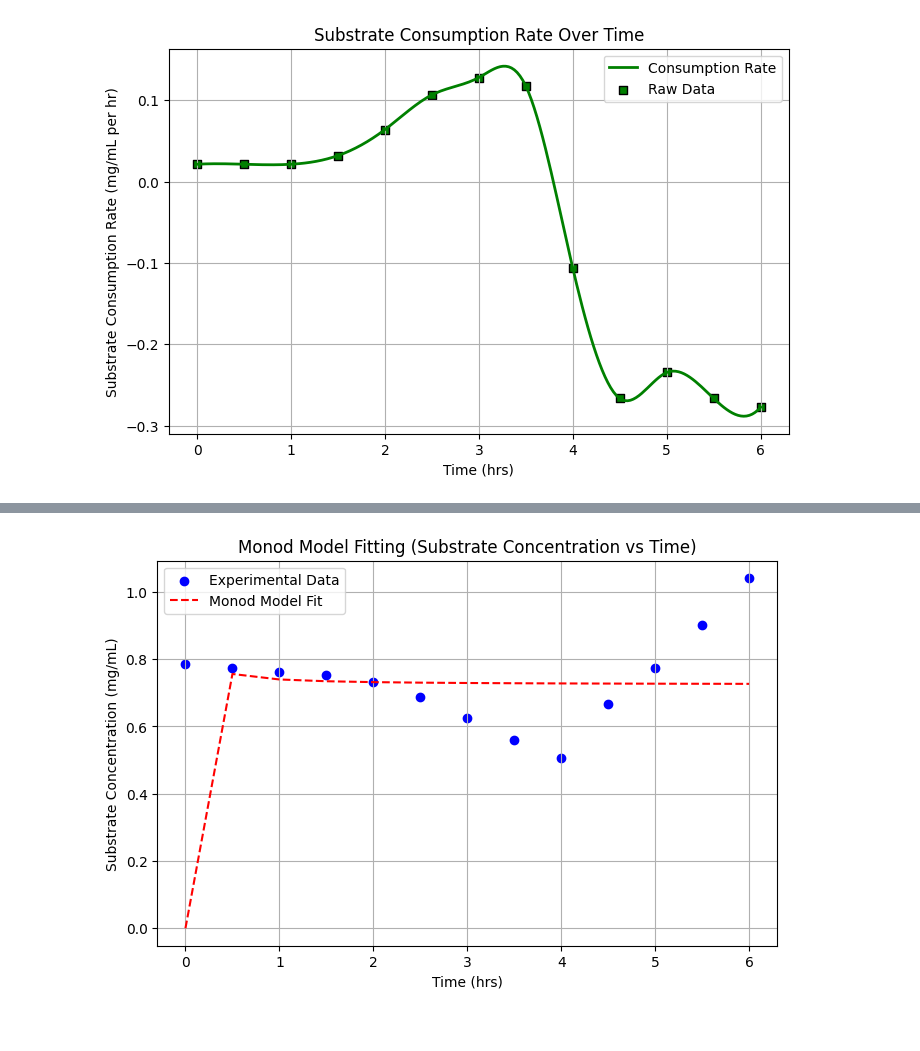
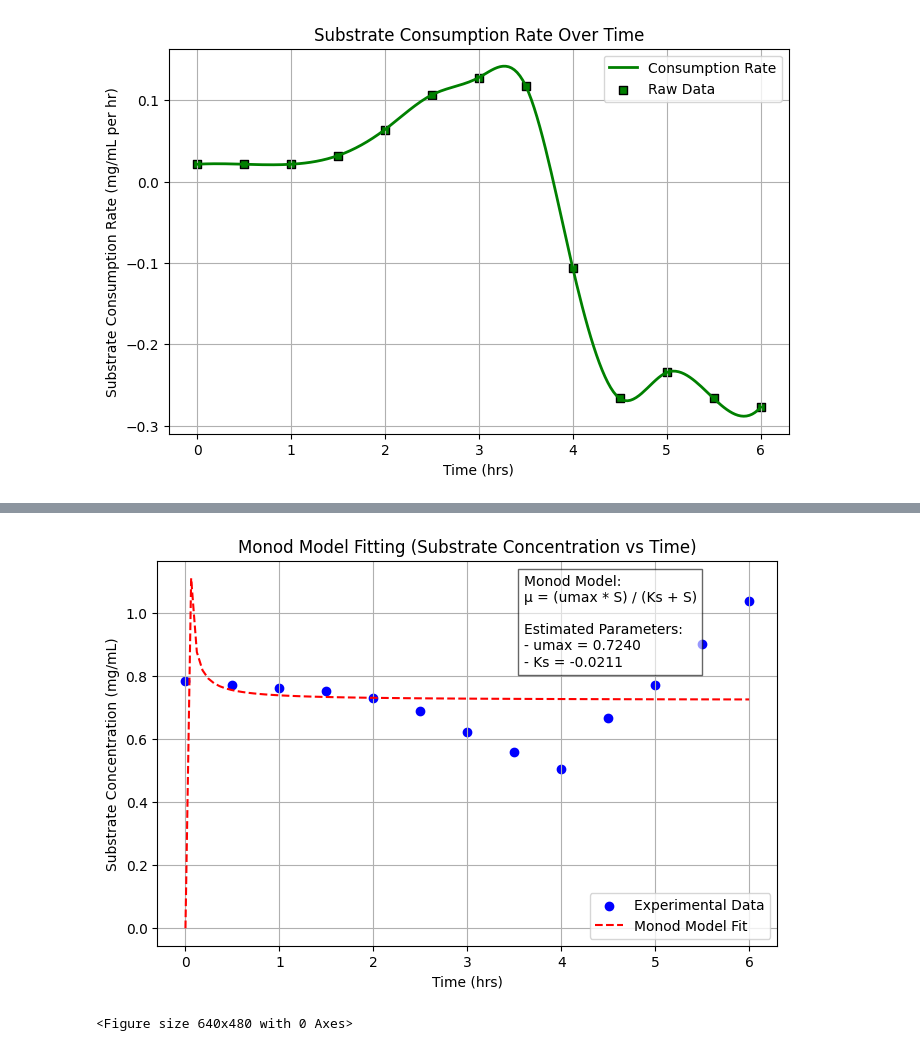
Before and after one commit to Xanderflux/BioKinetica, a Jupyter notebook: index.ipynb, the cells around one changed output, grey strips where cells are left out. Cells and saved outputs as stored; diff of their text form; code cells hidden in the pictures.

```diff
--- a/index.ipynb
+++ b/index.ipynb
@@ -868,26 +828,62 @@ Estimated Ks (Half-Saturation Constant): -0.0211
 # plt.tight_layout()
 # plt.show()
 # %%
-# Use for Substrate Consumption
-# Fit Kinetic Model (Optional) - Monod Model
-def monod_model(t, umax, Ks):
-    return (umax * t) / (Ks + t)  # Monod equation
+import numpy as np
+import matplotlib.pyplot as plt
+from scipy.optimize import curve_fit
 
+# Define the Monod model equation
+def monod_model(s, umax, Ks):
+    """
+    Monod Equation: μ = (μmax * s) / (Ks + s)
+
+    Parameters:
+    S  = Substrate Concentration (mg/mL)
+    umax = Maximum Specific Growth Rate
+    Ks = Half-Saturation Constant
+
+    Returns:
+    Growth rate as per Monod model.
+    """
+    return (umax * s) / (Ks + s)
+
+# Fit the Monod model
 popt, _ = curve_fit(monod_model, substrate_df["Time (hrs)"], substrate_df["Substrate Concentration (mg/mL)"])
+umax, Ks = popt  # Extract fitted parameters
 
-# Plot Fitted Monod Model
+# Generate smooth curve for the model
+t_smooth = np.linspace(min(substrate_df["Time (hrs)"]), max(substrate_df["Time (hrs)"]), 100)
+predicted_concentration = monod_model(t_smooth, umax, Ks)
+
+# Plot Experimental Data and Monod Model Fit
 plt.figure(figsize=(8, 5))
 plt.scatter(substrate_df["Time (hrs)"], substrate_df["Substrate Concentration (mg/mL)"], color='blue', label="Experimental Data")
-plt.plot(substrate_df["Time (hrs)"], monod_model(substrate_df["Time (hrs)"], *popt), color='red', linestyle='--', label="Monod Model Fit")
+plt.plot(t_smooth, predicted_concentration, color='red', linestyle='--', label="Monod Model Fit")
+
+# Add equation and parameters as text
+equation_text = f"Monod Model:\nμ = (umax * S) / (Ks + S)\n\nEstimated Parameters:\n- umax = {umax:.4f}\n- Ks = {Ks:.4f}"
+plt.text(0.6 * max(substrate_df["Time (hrs)"]), 0.8 * max(substrate_df["Substrate Concentration (mg/mL)"]),
+         equation_text, fontsize=10, bbox=dict(facecolor='white', alpha=0.6))
+
+# Labels and title
 plt.xlabel("Time (hrs)")
 plt.ylabel("Substrate Concentration (mg/mL)")
 plt.title("Monod Model Fitting (Substrate Concentration vs Time)")
 plt.legend()
 plt.grid()
+
+
+# Save the Figure
+plot_path = f"{folder}/monod_model_fit.png"
+plt.savefig(plot_path, dpi=300)
 plt.show()
 
-# # Print Processed Data
-# print(substrate_df)
-# substrate_df.to_csv('sss.csv')
+
+substrate_df.to_csv('substrate_data.csv', index=False)
+# Print Estimated Parameters
+# print(f"Estimated Monod Model Parameters:")
+# print(f" - Maximum Growth Rate (umax): {umax:.4f}")
+# print(f" - Half-Saturation Constant (Ks): {Ks:.4f}")
 # %% [output]
-[figure, old version]
+[figure, new version]
+<Figure size 640x480 with 0 Axes>
```
Also changed, not shown: parts of 10 cells of this notebook, 11 other files.
